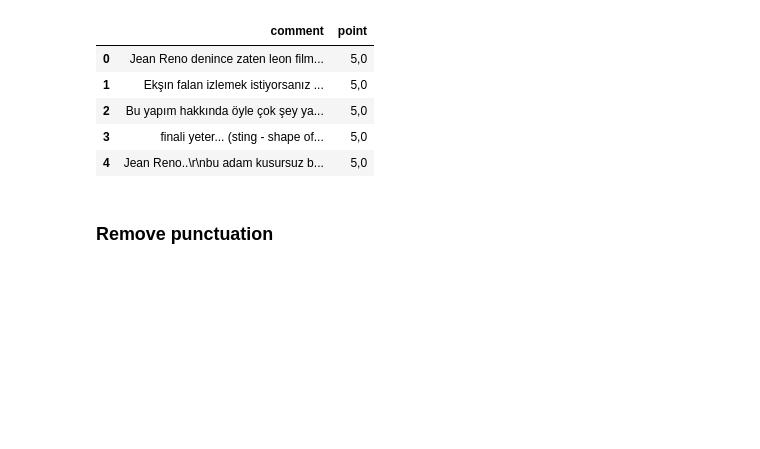
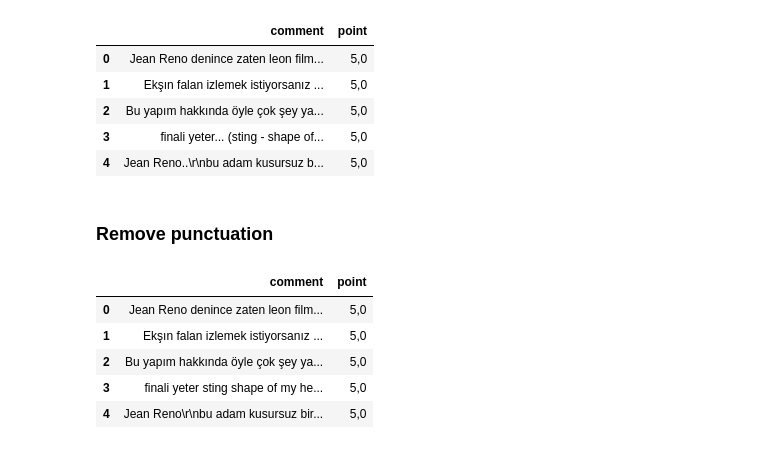
Before and after one commit to egehanasal/Deep-Learning, a Jupyter notebook: Turkish Language Sentiment Analysis/Preprocessing.ipynb, the cells around one changed output. Saved outputs shown, nothing was run; the diff lists cells and outputs as text; code cells hidden in the pictures; blank space fills up the shorter version.

Commit message:
Updated Preprocessing.ipynb and added dataset

```diff
--- a/Turkish Language Sentiment Analysis/Preprocessing.ipynb
+++ b/Turkish Language Sentiment Analysis/Preprocessing.ipynb
@@ -12,7 +16,7 @@ Preprocessing guide:
 # %%
 import pandas as pd
 
-df = pd.read_csv("turkish_movie_sentiment_dataset.csv")
+df = pd.read_csv("data/turkish_movie_sentiment_dataset.csv")
 df.head()
 # %% [output]
 |  | comment | film_name | point |
@@ -62,3 +66,11 @@ df.head()
 ### Remove punctuation
 # %%
 df['comment'] = df['comment'].str.replace(r'[^\w\s]+', '')
+df.head()
+# %% [output]
+|  | comment | point |
+| 0 | Jean Reno denince zaten leon film... | 5,0 |
+| 1 | Ekşın falan izlemek istiyorsanız ... | 5,0 |
+| 2 | Bu yapım hakkında öyle çok şey ya... | 5,0 |
+| 3 | finali yeter sting shape of my he... | 5,0 |
+| 4 | Jean Reno\r\nbu adam kusursuz bir... | 5,0 |
```
Also changed, not shown: parts of 21 cells of this notebook, 1 other file.
